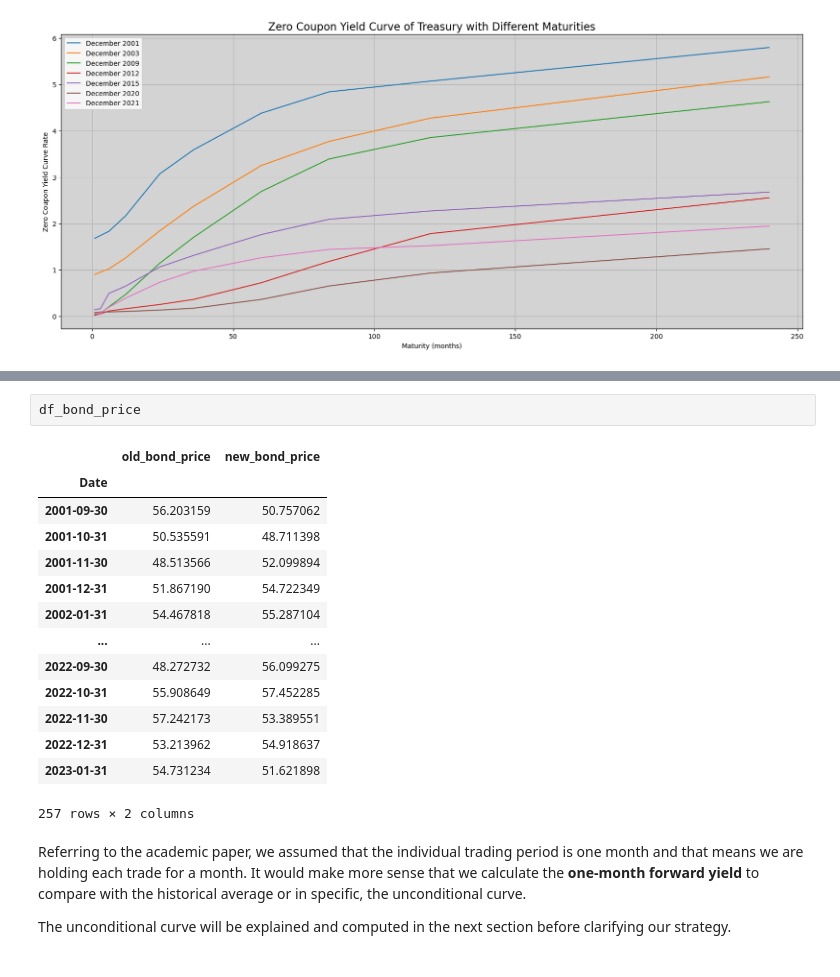
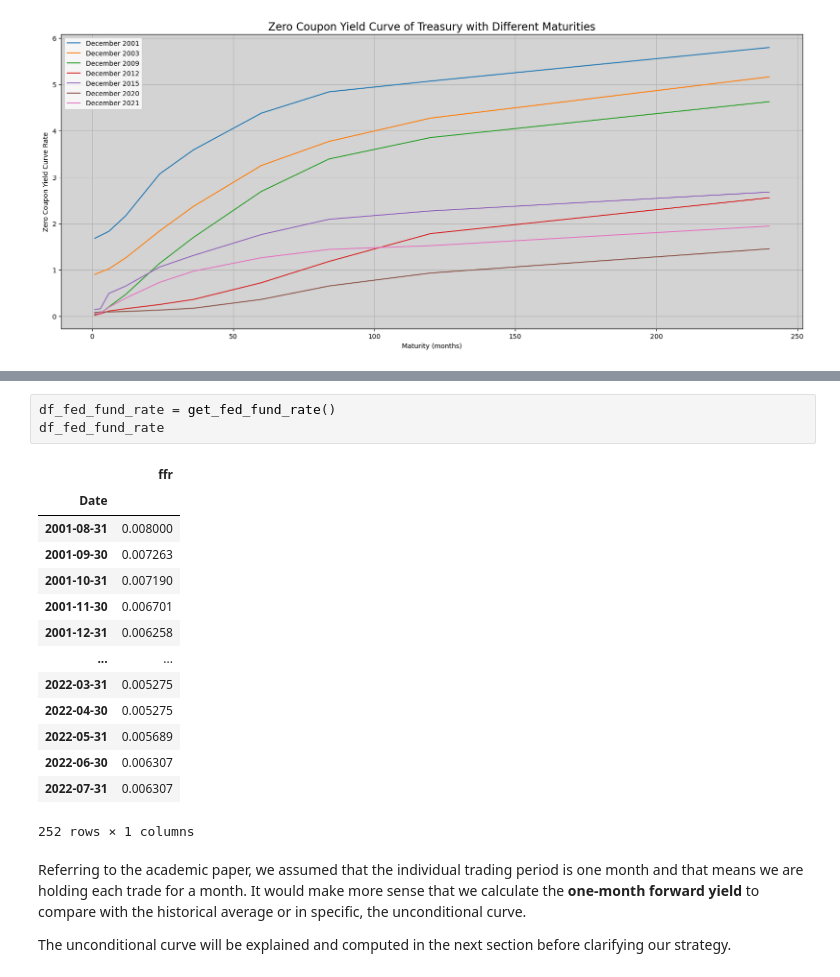
Before and after one commit to zym20000325/MeanRevertingYieldCurve, a Jupyter notebook: main.ipynb, the cells around one changed output, grey strips where cells are left out. Drawn from its saved outputs; the diff is of its cells as text.

```diff
--- a/main.ipynb
+++ b/main.ipynb
@@ -84,20 +117,21 @@ df_bond_price = calculate_bond_price(df_zero, df_yc_m,tenor=20)
-# %%
-df_bond_price
-# %% [output]
-|  | old_bond_price | new_bond_price |
-| Date |  |  |
-| 2001-09-30 | 56.203159 | 50.757062 |
-| 2001-10-31 | 50.535591 | 48.711398 |
-| 2001-11-30 | 48.513566 | 52.099894 |
-| 2001-12-31 | 51.867190 | 54.722349 |
-| 2002-01-31 | 54.467818 | 55.287104 |
-| ... | ... | ... |
-| 2022-09-30 | 48.272732 | 56.099275 |
-| 2022-10-31 | 55.908649 | 57.452285 |
-| 2022-11-30 | 57.242173 | 53.389551 |
-| 2022-12-31 | 53.213962 | 54.918637 |
-| 2023-01-31 | 54.731234 | 51.621898 |
-257 rows × 2 columns
+# %%
+df_fed_fund_rate = get_fed_fund_rate()
+df_fed_fund_rate
+# %% [output]
+|  | ffr |
+| Date |  |
+| 2001-08-31 | 0.008000 |
+| 2001-09-30 | 0.007263 |
+| 2001-10-31 | 0.007190 |
+| 2001-11-30 | 0.006701 |
+| 2001-12-31 | 0.006258 |
+| ... | ... |
+| 2022-03-31 | 0.005275 |
+| 2022-04-30 | 0.005275 |
+| 2022-05-31 | 0.005689 |
+| 2022-06-30 | 0.006307 |
+| 2022-07-31 | 0.006307 |
+252 rows × 1 columns
 # %% [markdown]
 Referring to the academic paper, we assumed that the individual trading period is one month and that means we are holding each trade for a month. It would make more sense that we calculate the **one-month forward yield** to compare with the historical average or in specific, the unconditional curve.
 
```
Also changed, not shown: parts of 11 cells of this notebook, 1 other file.
